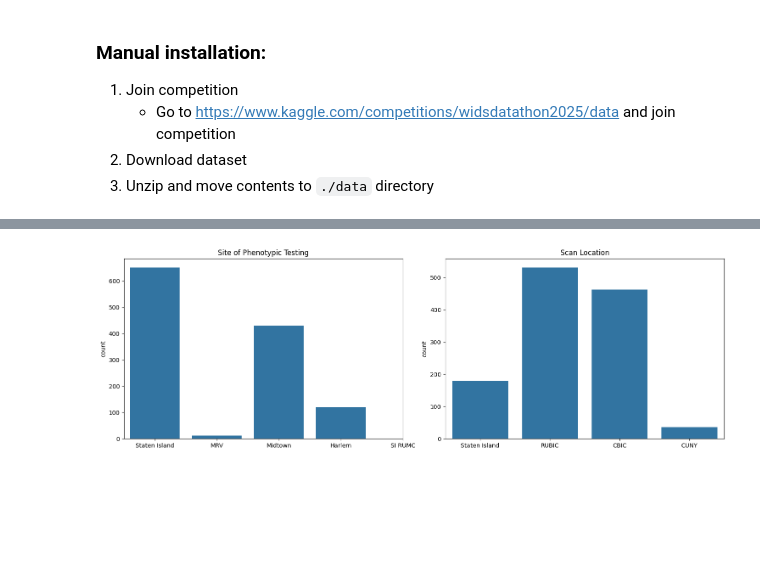
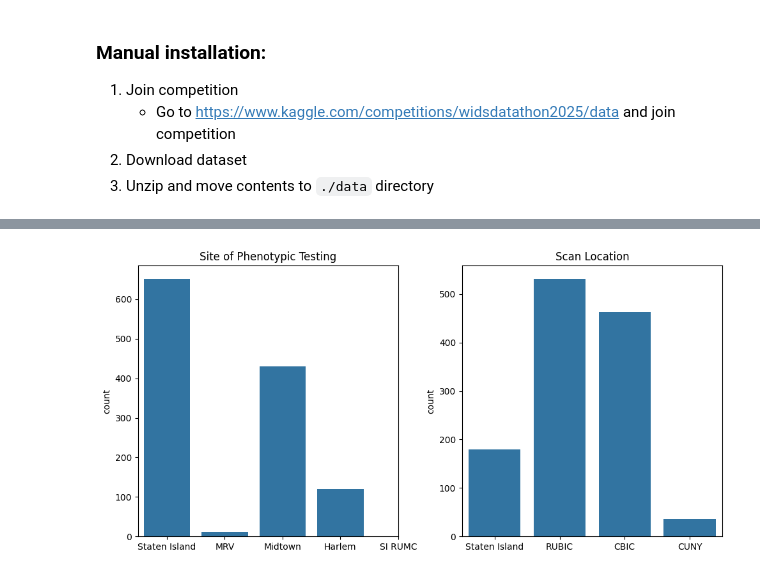
Before and after one commit to wendycarv/adhdDiagnosis, a Jupyter notebook: notebook.ipynb, the cells around one changed output, grey strips where cells are left out. Cells and saved outputs as stored; diff of their text form; code cells hidden in the pictures; blank space fills up the shorter version.

```diff
--- a/notebook.ipynb
+++ b/notebook.ipynb
@@ -34,6 +34,7 @@ if not os.path.isdir(DATA_DIR):
         zip.extractall(DATA_DIR)
     os.remove(zip_path)
 # %%
+import json
 import pandas as pd
 import seaborn as sns
 import matplotlib.pyplot as plt
@@ -43,3 +44,9 @@ TRAIN_DIR = DATA_DIR + '/TRAIN_NEW'
 categorical_df = pd.read_excel(TRAIN_DIR + '/TRAIN_CATEGORICAL_METADATA_new.xlsx')
 quantitative_df = pd.read_excel(TRAIN_DIR + '/TRAIN_QUANTITATIVE_METADATA_new.xlsx')
 connectome_df = pd.read_csv(TRAIN_DIR + '/TRAIN_FUNCTIONAL_CONNECTOME_MATRICES_new_36P_Pearson.csv')
+
+with open("categorical_labels.json", "r") as file:
+    categorical_labels = json.load(file)
+
+# json cant store keys of type int, cast int keys back to int
+categorical_labels = {category: {int(key): label for key, label in mapping.items()} for category, mapping in categorical_labels.items()}
@@ -119,26 +91,24 @@ fig.tight_layout()
 # %%
-fig, axes = plt.subplots(1, 2, figsize=(15, 5))
+fig, axes = plt.subplots(1, 2, figsize=(10, 5))
 axes = iter(axes)
 
 ax = next(axes)
-testing_site_labels = ["Staten Island", "MRV", "Midtown", "Harlem", "SI RUMC"]
 ax.set_title('Site of Phenotypic Testing')
 sns.countplot(x='Basic_Demos_Study_Site', data=categorical_df, ax=ax)
-ax.set_xticks(range(len(testing_site_labels)))
-ax.set_xticklabels(testing_site_labels)
+labels = categorical_labels['Basic_Demos_Study_Site'].values()
+ax.set_xticks(range(len(labels)), labels)
 ax.set_xlabel(None)
 
 ax = next(axes)
-scan_location_labels = ["Staten Island", "RUBIC", "CBIC", "CUNY"]
 ax.set_title('Scan Location')
 sns.countplot(x='MRI_Track_Scan_Location', data=categorical_df, ax=ax)
-ax.set_xticks(range(len(scan_location_labels)))
-ax.set_xticklabels(scan_location_labels)
+labels = categorical_labels['MRI_Track_Scan_Location'].values()
+ax.set_xticks(range(len(labels)), labels)
 ax.set_xlabel(None)
 
 fig.tight_layout()
 # %% [output]
-[figure, old version]
+[figure, new version]
 # %%
 parent_edu_df = categorical_df.melt(
     value_vars=['Barratt_Barratt_P1_Edu', 'Barratt_Barratt_P2_Edu'],
```
Also changed, not shown: parts of 4 cells of this notebook, 1 other file.
